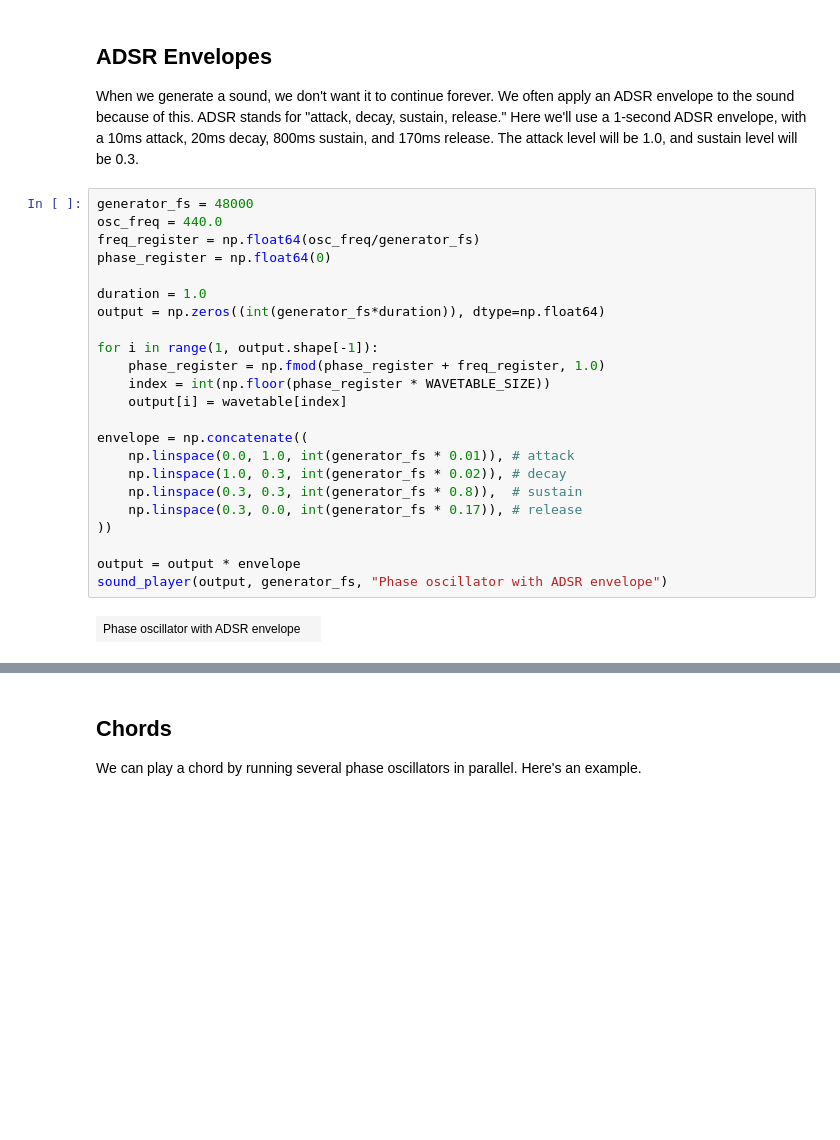
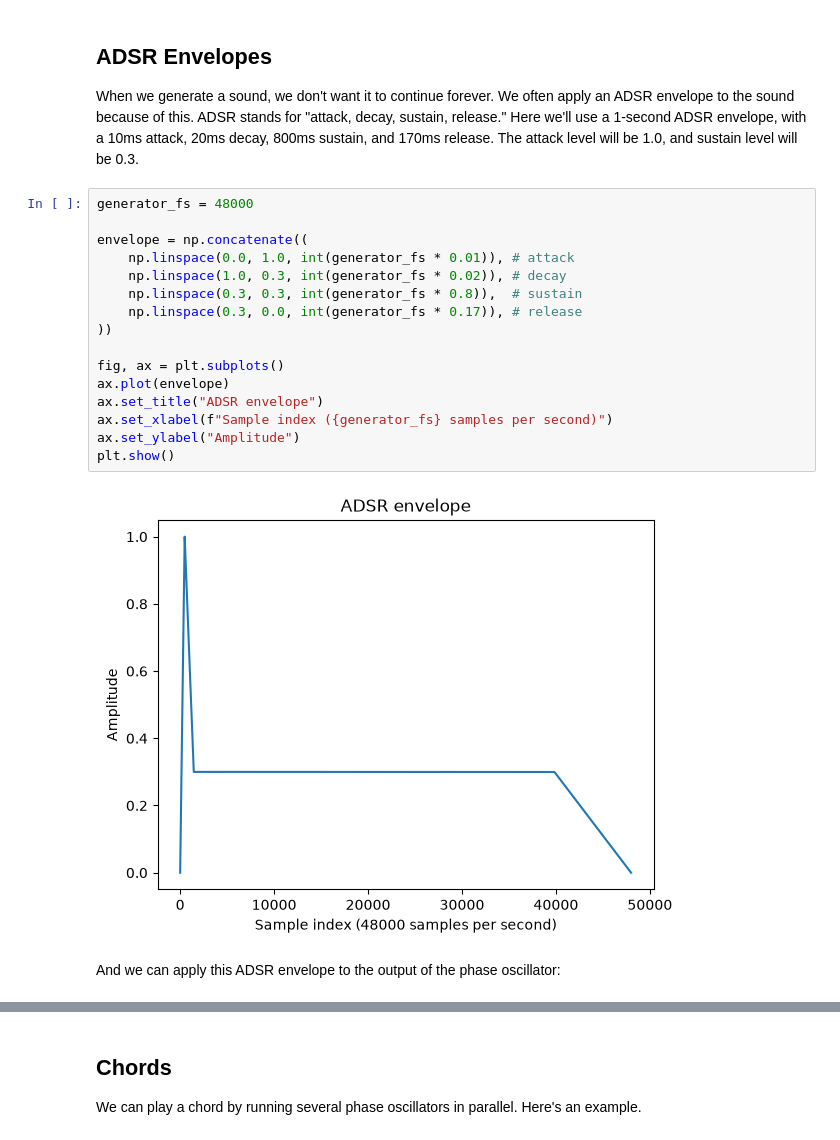
Before and after one commit to fleximeter/audio, a Jupyter notebook: notebooks/ece_402/phase_oscillator.ipynb, the cells around one changed output, grey strips where cells are left out. Saved outputs shown, nothing was run; the diff lists cells and outputs as text; blank space fills up the shorter version.

Commit message:
added adsr visualization

```diff
--- a/notebooks/ece_402/phase_oscillator.ipynb
+++ b/notebooks/ece_402/phase_oscillator.ipynb
@@ -124,26 +124,21 @@ plt.show()
 When we generate a sound, we don't want it to continue forever. We often apply an ADSR envelope to the sound because of this. ADSR stands for "attack, decay, sustain, release." Here we'll use a 1-second ADSR envelope, with a 10ms attack, 20ms decay, 800ms sustain, and 170ms release. The attack level will be 1.0, and sustain level will be 0.3.
 # %%
 generator_fs = 48000
-osc_freq = 440.0
-freq_register = np.float64(osc_freq/generator_fs)
-phase_register = np.float64(0)
-
-duration = 1.0
-output = np.zeros((int(generator_fs*duration)), dtype=np.float64)
-
-for i in range(1, output.shape[-1]):
-    phase_register = np.fmod(phase_register + freq_register, 1.0)
-    index = int(np.floor(phase_register * WAVETABLE_SIZE))
-    output[i] = wavetable[index]
 
 envelope = np.concatenate((
     np.linspace(0.0, 1.0, int(generator_fs * 0.01)), # attack
     np.linspace(1.0, 0.3, int(generator_fs * 0.02)), # decay
     np.linspace(0.3, 0.3, int(generator_fs * 0.8)),  # sustain
     np.linspace(0.3, 0.0, int(generator_fs * 0.17)), # release
 ))
 
-output = output * envelope
-sound_player(output, generator_fs, "Phase oscillator with ADSR envelope")
+fig, ax = plt.subplots()
+ax.plot(envelope)
+ax.set_title("ADSR envelope")
+ax.set_xlabel(f"Sample index ({generator_fs} samples per second)")
+ax.set_ylabel("Amplitude")
+plt.show()
 # %% [output]
-| Phase oscillator with ADSR envelope |  |
+[figure, added]
+# %% [markdown]
+And we can apply this ADSR envelope to the output of the phase oscillator:
```
Also changed, not shown: parts of 1 cell of this notebook.
